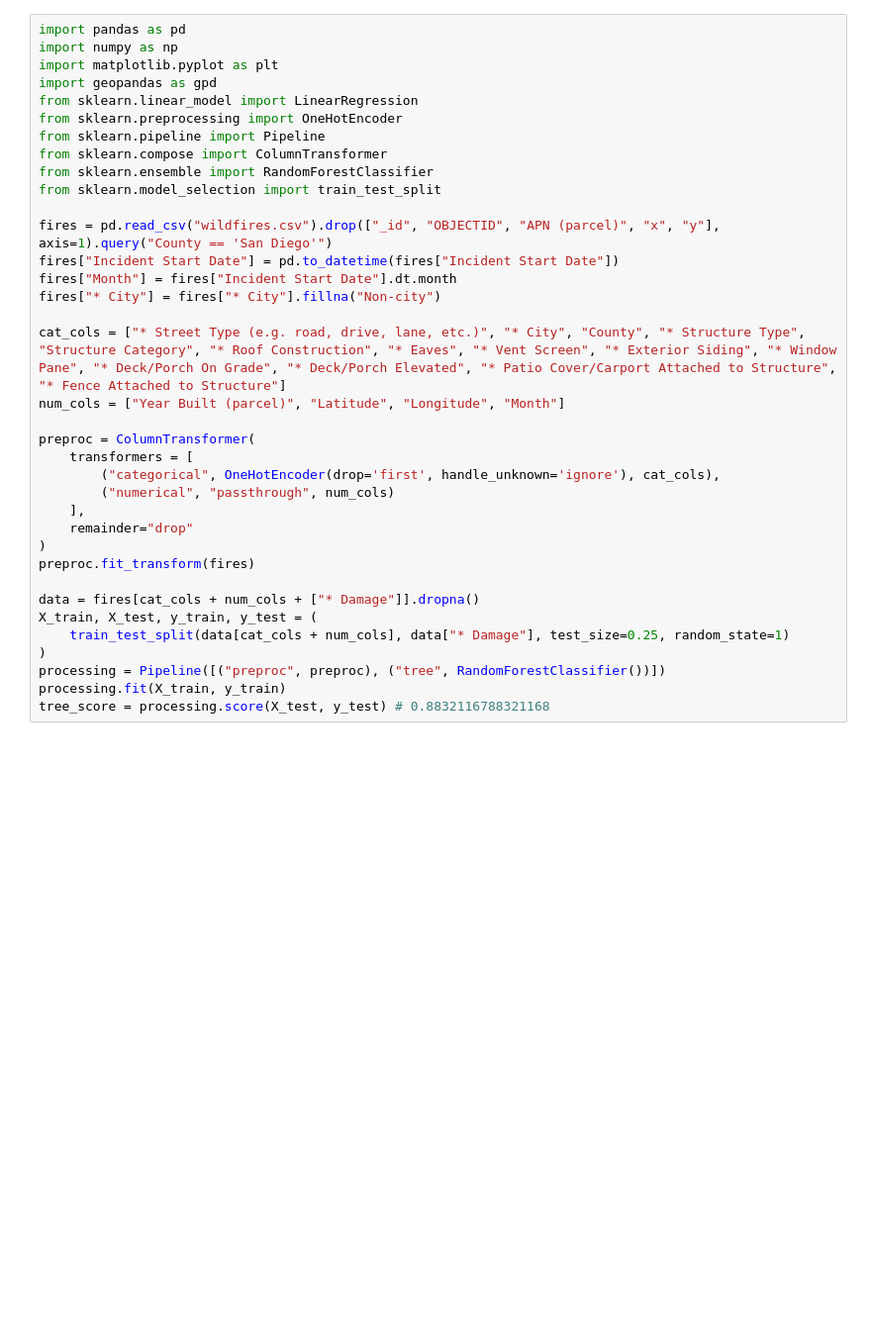
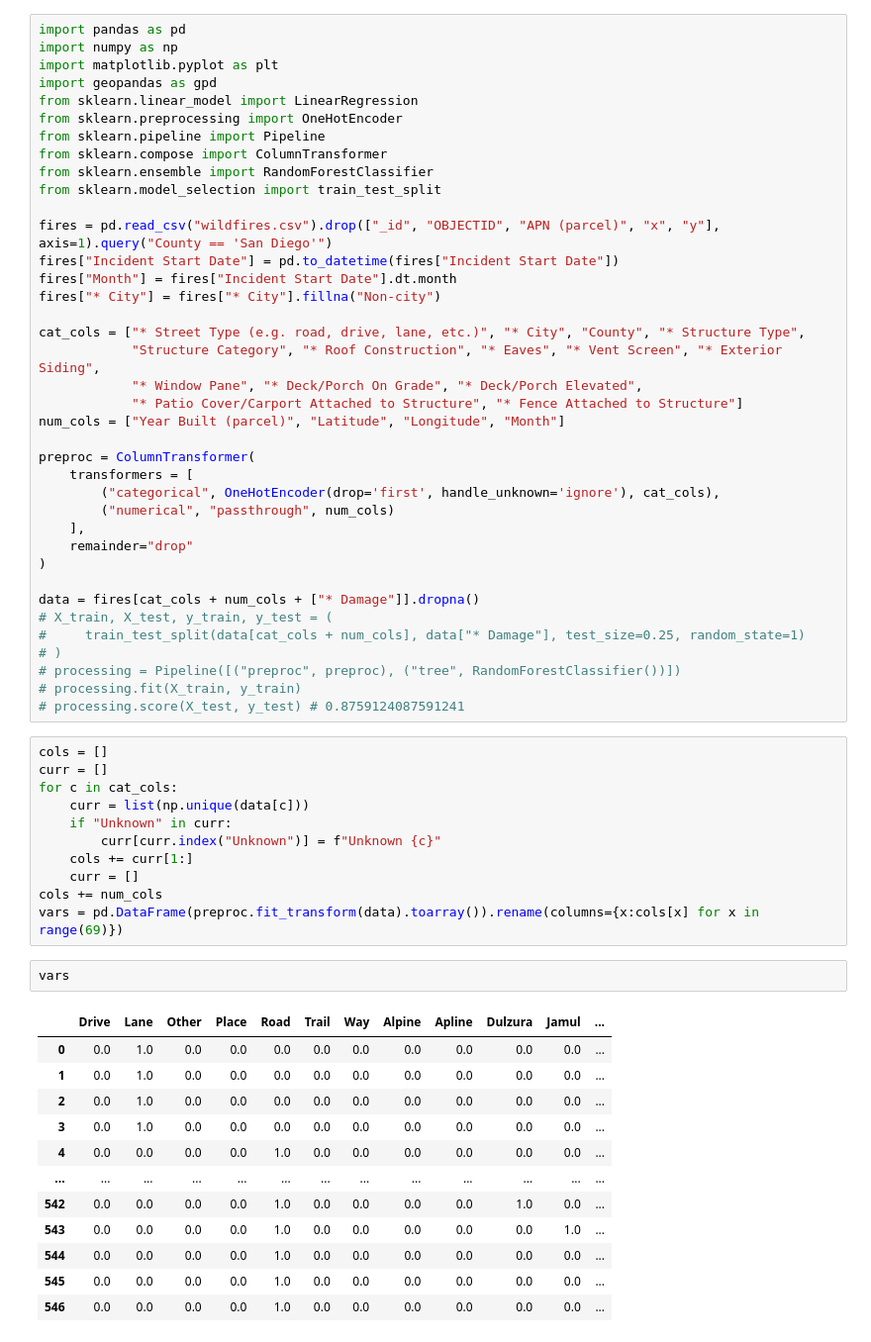
Before and after one commit to averma205/syn100proj, a Jupyter notebook: syn100project.ipynb, the cells around one changed output. Shown at 99% size. Cells and saved outputs as stored; diff of their text form; blank space fills up the shorter version.

```diff
--- a/syn100project.ipynb
+++ b/syn100project.ipynb
@@ -15,7 +15,10 @@ fires["Incident Start Date"] = pd.to_datetime(fires["Incident Start Date"])
 fires["Month"] = fires["Incident Start Date"].dt.month
 fires["* City"] = fires["* City"].fillna("Non-city")
 
-cat_cols = ["* Street Type (e.g. road, drive, lane, etc.)", "* City", "County", "* Structure Type", "Structure Category", "* Roof Construction", "* Eaves", "* Vent Screen", "* Exterior Siding", "* Window Pane", "* Deck/Porch On Grade", "* Deck/Porch Elevated", "* Patio Cover/Carport Attached to Structure", "* Fence Attached to Structure"]
+cat_cols = ["* Street Type (e.g. road, drive, lane, etc.)", "* City", "County", "* Structure Type",
+            "Structure Category", "* Roof Construction", "* Eaves", "* Vent Screen", "* Exterior Siding",
+            "* Window Pane", "* Deck/Porch On Grade", "* Deck/Porch Elevated",
+            "* Patio Cover/Carport Attached to Structure", "* Fence Attached to Structure"]
 num_cols = ["Year Built (parcel)", "Latitude", "Longitude", "Month"]
 
 preproc = ColumnTransformer(
@@ -25,12 +28,37 @@ preproc = ColumnTransformer(
     ],
     remainder="drop"
 )
-preproc.fit_transform(fires)
 
 data = fires[cat_cols + num_cols + ["* Damage"]].dropna()
-X_train, X_test, y_train, y_test = (
-    train_test_split(data[cat_cols + num_cols], data["* Damage"], test_size=0.25, random_state=1)
-)
-processing = Pipeline([("preproc", preproc), ("tree", RandomForestClassifier())])
-processing.fit(X_train, y_train)
-tree_score = processing.score(X_test, y_test) # 0.8832116788321168
+# X_train, X_test, y_train, y_test = (
+#     train_test_split(data[cat_cols + num_cols], data["* Damage"], test_size=0.25, random_state=1)
+# )
+# processing = Pipeline([("preproc", preproc), ("tree", RandomForestClassifier())])
+# processing.fit(X_train, y_train)
+# processing.score(X_test, y_test) # 0.8759124087591241
+# %%
+cols = []
+curr = []
+for c in cat_cols:
+    curr = list(np.unique(data[c]))
+    if "Unknown" in curr:
+        curr[curr.index("Unknown")] = f"Unknown {c}"
+    cols += curr[1:]
+    curr = []
+cols += num_cols
+vars = pd.DataFrame(preproc.fit_transform(data).toarray()).rename(columns={x:cols[x] for x in range(69)})
+# %%
+vars
+# %% [output]
+|  | Drive | Lane | Other | Place | Road | Trail | Way | Alpine | Apline | Dulzura | Jamul | ... |
+| 0 | 0.0 | 1.0 | 0.0 | 0.0 | 0.0 | 0.0 | 0.0 | 0.0 | 0.0 | 0.0 | 0.0 | ... |
+| 1 | 0.0 | 1.0 | 0.0 | 0.0 | 0.0 | 0.0 | 0.0 | 0.0 | 0.0 | 0.0 | 0.0 | ... |
+| 2 | 0.0 | 1.0 | 0.0 | 0.0 | 0.0 | 0.0 | 0.0 | 0.0 | 0.0 | 0.0 | 0.0 | ... |
+| 3 | 0.0 | 1.0 | 0.0 | 0.0 | 0.0 | 0.0 | 0.0 | 0.0 | 0.0 | 0.0 | 0.0 | ... |
+| 4 | 0.0 | 0.0 | 0.0 | 0.0 | 1.0 | 0.0 | 0.0 | 0.0 | 0.0 | 0.0 | 0.0 | ... |
+| ... | ... | ... | ... | ... | ... | ... | ... | ... | ... | ... | ... | ... |
+| 542 | 0.0 | 0.0 | 0.0 | 0.0 | 1.0 | 0.0 | 0.0 | 0.0 | 0.0 | 1.0 | 0.0 | ... |
+| 543 | 0.0 | 0.0 | 0.0 | 0.0 | 1.0 | 0.0 | 0.0 | 0.0 | 0.0 | 0.0 | 1.0 | ... |
+| 544 | 0.0 | 0.0 | 0.0 | 0.0 | 1.0 | 0.0 | 0.0 | 0.0 | 0.0 | 0.0 | 0.0 | ... |
+| 545 | 0.0 | 0.0 | 0.0 | 0.0 | 1.0 | 0.0 | 0.0 | 0.0 | 0.0 | 0.0 | 0.0 | ... |
+| 546 | 0.0 | 0.0 | 0.0 | 0.0 | 1.0 | 0.0 | 0.0 | 0.0 | 0.0 | 0.0 | 0.0 | ... |
```
Also changed, not shown: parts of 8 cells of this notebook.
